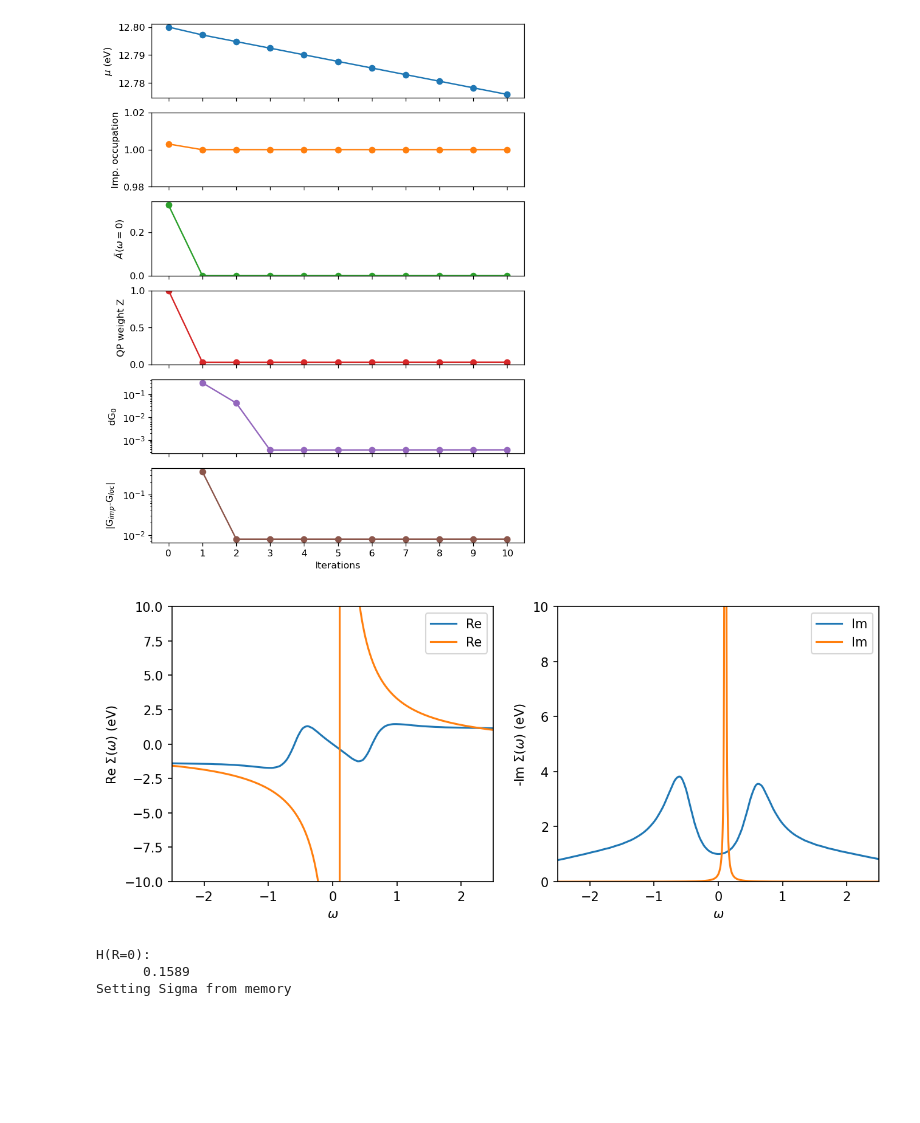
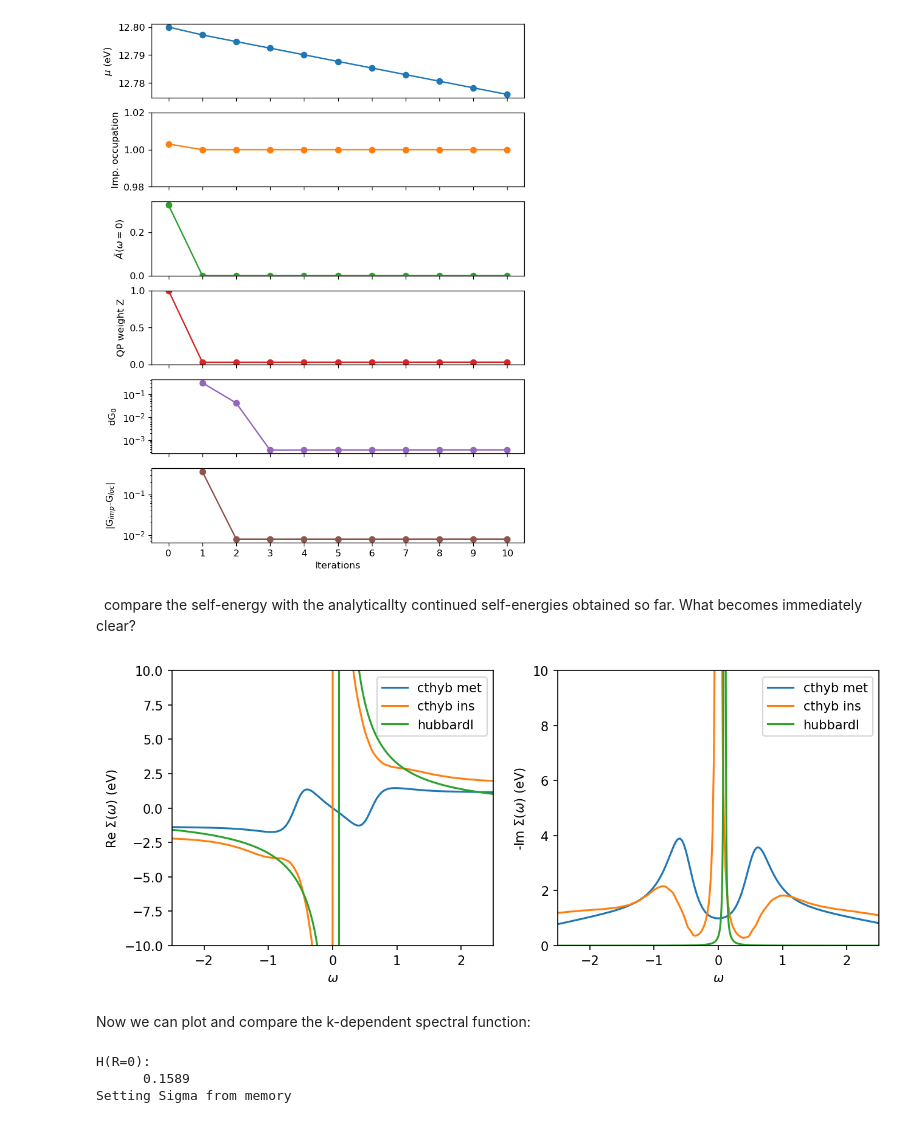
Before and after one commit to TRIQS/tutorials, a Jupyter notebook: AbinitioDMFT/solutions/04s-HubbardI-comparison.ipynb, the cells around one changed output. Drawn from its saved outputs; the diff is of its cells as text; code cells hidden in the pictures; blank space fills up the shorter version.

Commit message:
add solid_dmft tutorials 2, 3 and 4

```diff
--- a/AbinitioDMFT/solutions/04s-HubbardI-comparison.ipynb
+++ b/AbinitioDMFT/solutions/04s-HubbardI-comparison.ipynb
@@ -95,23 +142,38 @@ ax[-1].set_xlabel('Iterations')
 plt.show()
 # %% [output]
 [figure]
+# %% [markdown]
+<i class="fa fa-gear fa-2x" style="color: #186391"></i>&nbsp; compare the self-energy with the analyticallty continued self-energies obtained so far. What becomes immediately clear?
+# %%
+with HDFArchive('b10-U3.6/lco_wannier.h5','r') as h5:
+    Sigma_real_freq_cthyb = h5['DMFT_results/last_iter']['Sigma_maxent_0']
+    mu = h5['DMFT_results']['last_iter']['chemical_potential_post']
+    dc = h5['DMFT_results']['last_iter']['DC_pot']
+
+
+with HDFArchive('b10-U5.0/lco_wannier.h5','r') as h5:
+    Sigma_real_freq_cthyb_ins = h5['DMFT_results/last_iter']['Sigma_maxent_0']
 # %%
 fig, ax = plt.subplots(1,2, sharex=True, dpi=150, figsize=(10,4))
 
 # plot real part of the self-energy and subtract constant offset at 0.0 (Hartree shift)
 # Sigma_real_freq['up_0'](0.0) evaluates the self-energy at w=0.0
-ax[0].oplot((Sigma_real_freq['up_0'] - Sigma_real_freq['up_0'](0.0)[0,0]).real, '-', c='C0', label='Re')
-ax[0].oplot((Sigma_real_freq_hI['up_0'] - Sigma_real_freq_hI['up_0'].data[-1,0,0]).real, '-', c='C1', label='Re')
+ax[0].oplot((Sigma_real_freq_cthyb['up_0'] - Sigma_real_freq_cthyb['up_0'](0.0)[0,0]).real, '-', c='C0', label='cthyb met')
+ax[0].oplot((Sigma_real_freq_cthyb_ins['up_0'] - Sigma_real_freq_cthyb_ins['up_0'](0.0)[0,0]).real, '-', c='C1', label='cthyb ins')
+ax[0].oplot((Sigma_real_freq_hI['up_0'] - Sigma_real_freq_hI['up_0'].data[-1,0,0]).real, '-', c='C2', label='hubbardI')
 # plot imaginary part of the self-energy
-ax[1].oplot(-1*Sigma_real_freq['up_0'].imag, '-', c='C0', label='Im')
-ax[1].oplot(-1*Sigma_real_freq_hI['up_0'].imag, '-', c='C1', label='Im')
+ax[1].oplot(-1*Sigma_real_freq_cthyb['up_0'].imag, '-', c='C0', label='cthyb met')
+ax[1].oplot(-1*Sigma_real_freq_cthyb_ins['up_0'].imag, '-', c='C1', label='cthyb ins')
+ax[1].oplot(-1*Sigma_real_freq_hI['up_0'].imag, '-', c='C2', label='hubbardI')
 
 ax[0].set_ylabel(r"Re $\Sigma (\omega)$ (eV)")
 ax[1].set_ylabel(r"-Im $\Sigma (\omega)$ (eV)")
 ax[0].set_ylim(-10,10)
 ax[1].set_ylim(0,10)
 ax[-1].set_xlim(-2.5,2.5)
 plt.show()
 # %% [output]
-[figure, old version]
+[figure, new version]
+# %% [markdown]
+Now we can plot and compare the k-dependent spectral function:
 # %%
```
Also changed, not shown: parts of 12 cells of this notebook, 19 other files.
